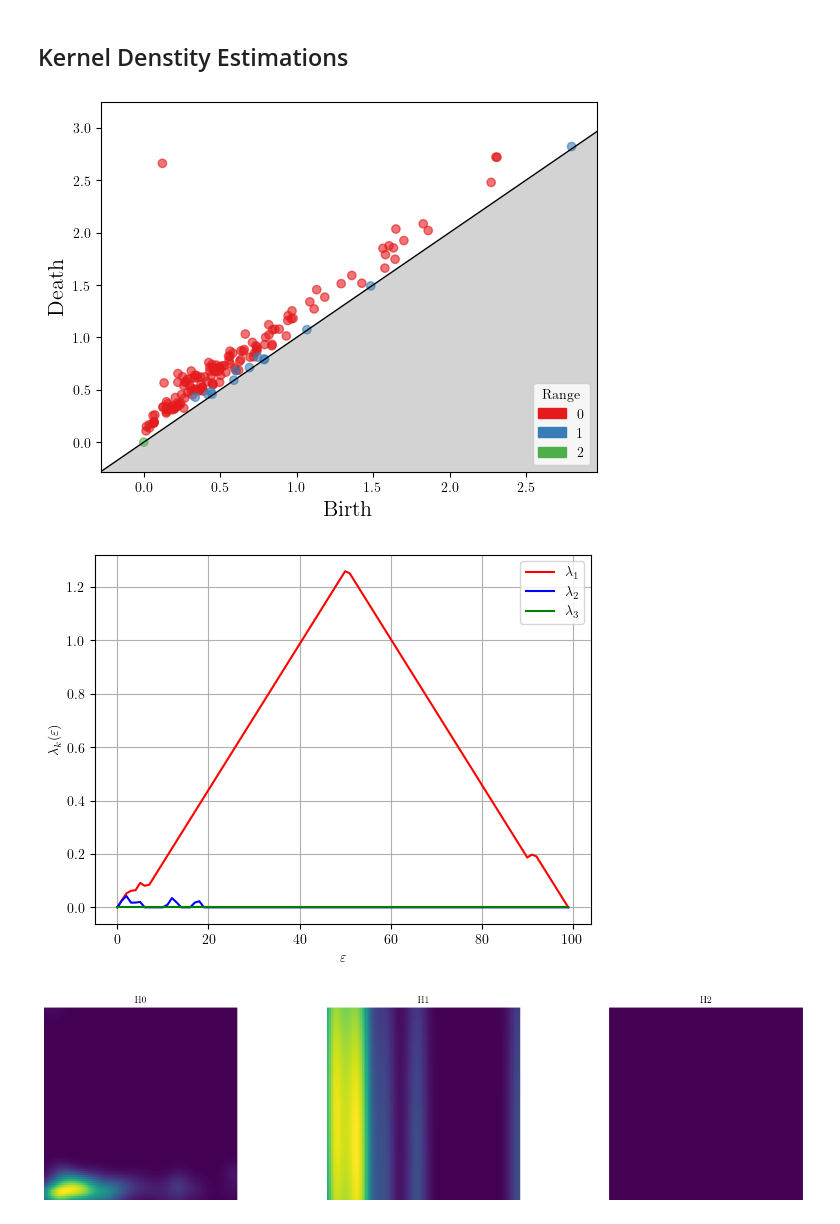
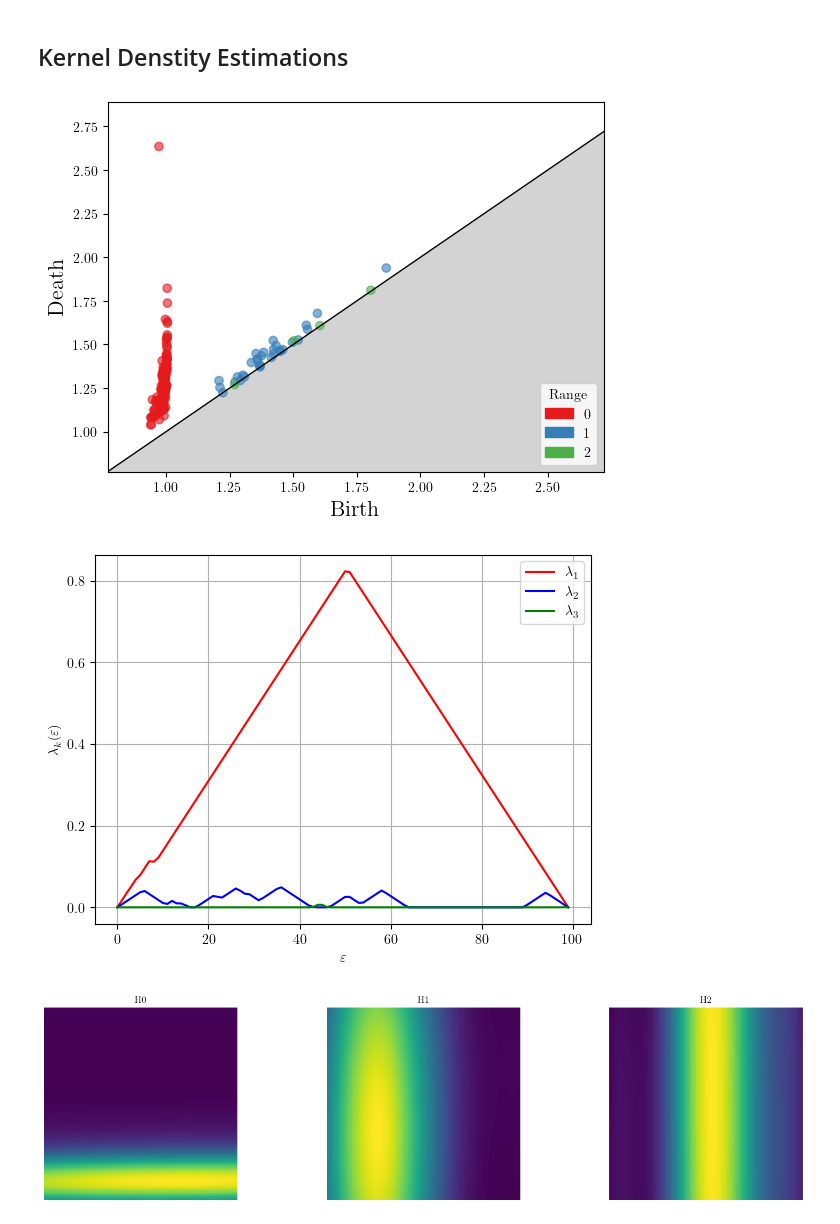
Before and after one commit to marcelnoehre/tda-imputation-robustness, a Jupyter notebook: notebooks/function_based.ipynb, the cells around one changed output. Drawn from its saved outputs; the diff is of its cells as text; code cells hidden in the pictures.

```diff
--- a/notebooks/function_based.ipynb
+++ b/notebooks/function_based.ipynb
@@ -82,18 +74,15 @@ plot_persistence_image(dtm_image)
 # %% [markdown]
 ## Kernel Denstity Estimations
 # %%
-kde = kernel_density_estimation(IRIS.data)
-kde_diagrams = kde.fit_transform(as_batch(IRIS.data))
-plot_persistence_diagram(kde_diagrams)
+kd = kernel_distance(IRIS.data)
+plot_persistence_diagram(kd)
 # %% [output]
-[figure, old version]
+[figure, new version]
 # %%
-kde_landscape = persistence_landscape().fit_transform(kde_diagrams)
-plot_persistence_landscape(kde_landscape[0])
+plot_persistence_landscape(persistence_landscape(kd))
 # %% [output]
-[figure, old version]
+[figure, new version]
 # %%
-kde_image = persistence_image().fit_transform(kde_diagrams)
-plot_persistence_image(kde_image)
+plot_persistence_image(persistence_image(kd))
 # %% [output]
-[figure, old version]
+[figure, new version]
```
Also changed, not shown: parts of 7 cells of this notebook, 2 other files.
